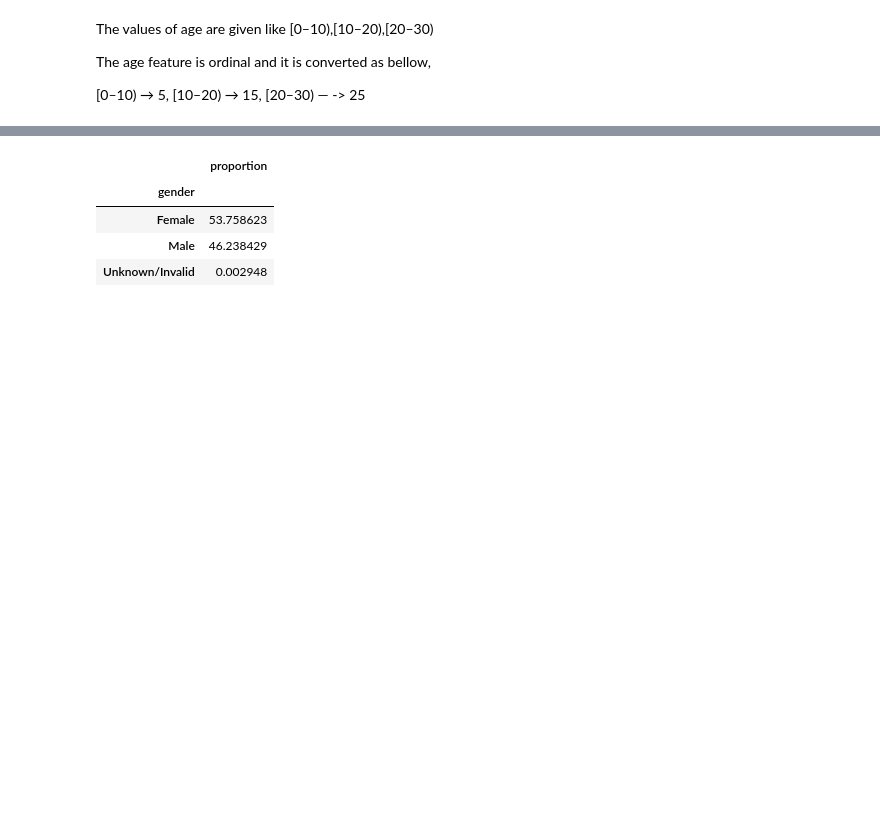
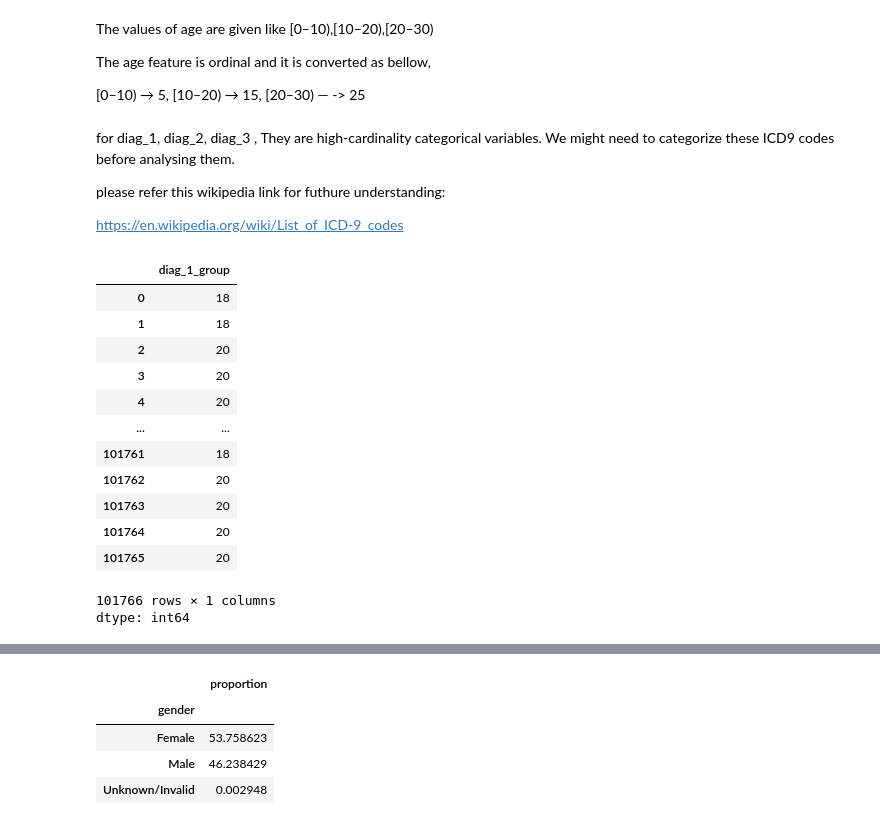
Before and after one commit to Kavithma-Dharmathilake/BIS_Assignment_Data_Analytics_Process_and_Interpretation, a Jupyter notebook: Notebook_file.ipynb, the cells around one changed output, grey strips where cells are left out. Saved outputs shown, nothing was run; the diff lists cells and outputs as text; code cells hidden in the pictures; blank space fills up the shorter version.

```diff
--- a/Notebook_file.ipynb
+++ b/Notebook_file.ipynb
@@ -313,3 +339,9 @@ def convert_age(age_range):
     return sum(numbers) / 2
 
 df['age'] = df['age'].apply(convert_age)
+# %% [markdown]
+for diag_1, diag_2, diag_3 , They are high-cardinality categorical variables. We might need to categorize these ICD9 codes before analysing them.
+
+please refer this wikipedia link for futhure understanding:
+
+https://en.wikipedia.org/wiki/List_of_ICD-9_codes
@@ -316,3 +438,20 @@ df['age'] = df['age'].apply(convert_age)
+# %%
+df['diag_1_group']
+# %% [output]
+|  | diag_1_group |
+| 0 | 18 |
+| 1 | 18 |
+| 2 | 20 |
+| 3 | 20 |
+| 4 | 20 |
+| ... | ... |
+| 101761 | 18 |
+| 101762 | 20 |
+| 101763 | 20 |
+| 101764 | 20 |
+| 101765 | 20 |
+101766 rows × 1 columns
+dtype: int64
 # %%
 mapping = {
     "None": 0,
```
Also changed, not shown: parts of 32 cells of this notebook.
